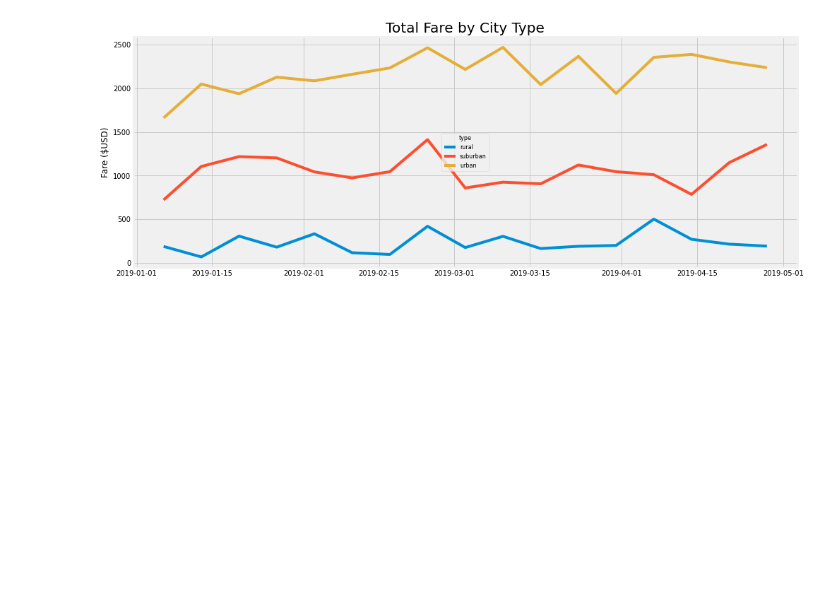
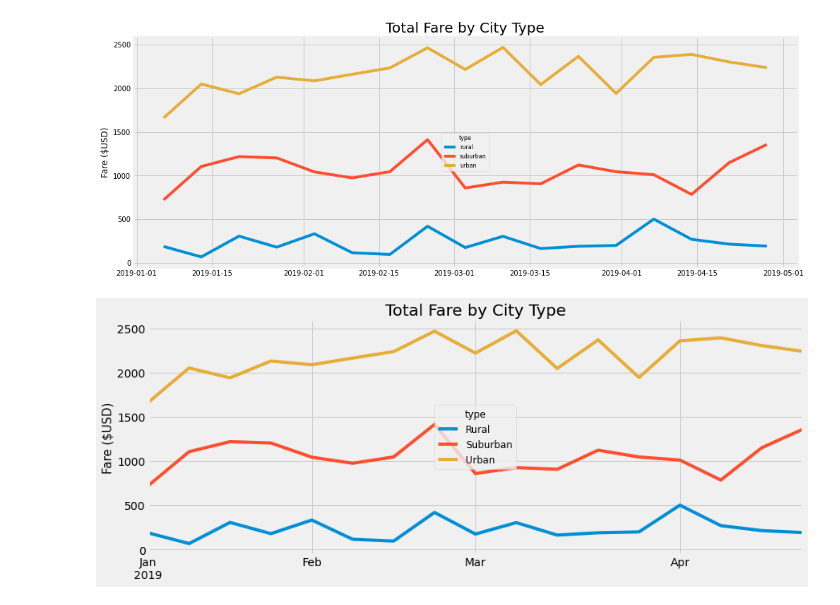
Before and after one commit to frezixs/PyBer_Analysis, a Jupyter notebook: PyBer_Challenge.ipynb, the cells around one changed output. Saved outputs shown, nothing was run; the diff lists cells and outputs as text; code cells hidden in the pictures; blank space fills up the shorter version.

```diff
--- a/PyBer_Challenge.ipynb
+++ b/PyBer_Challenge.ipynb
@@ -328,3 +328,31 @@ plt.savefig("analysis\PyBer_fare_summary.png")
 plt.show()
 # %% [output]
 [figure]
+# %%
+limited_pyber_pivot_week.plot(figsize = (13,5))
+
+# Incorporate the other graph properties
+plt.title("Total Fare by City Type", fontsize=20)
+plt.xlabel("")
+plt.ylabel("Fare ($USD)", fontsize=15)
+plt.grid(True)
+
+
+# Create a legend
+lgnd = plt.legend(fontsize="12", mode="Expanded",
+         scatterpoints=1, loc="center", title="type")
+lgnd.legendHandles[0]._sizes = [75]
+lgnd.legendHandles[1]._sizes = [75]
+lgnd.legendHandles[2]._sizes = [75]
+lgnd.get_title().set_fontsize(12)
+
+# Import the style from Matplotlib.
+from matplotlib import style
+# Use the graph style fivethirtyeight.
+style.use('fivethirtyeight')
+
+plt.savefig("analysis\PyBer_fare_summary.png")
+
+plt.show()
+# %% [output]
+[figure, added]
```
